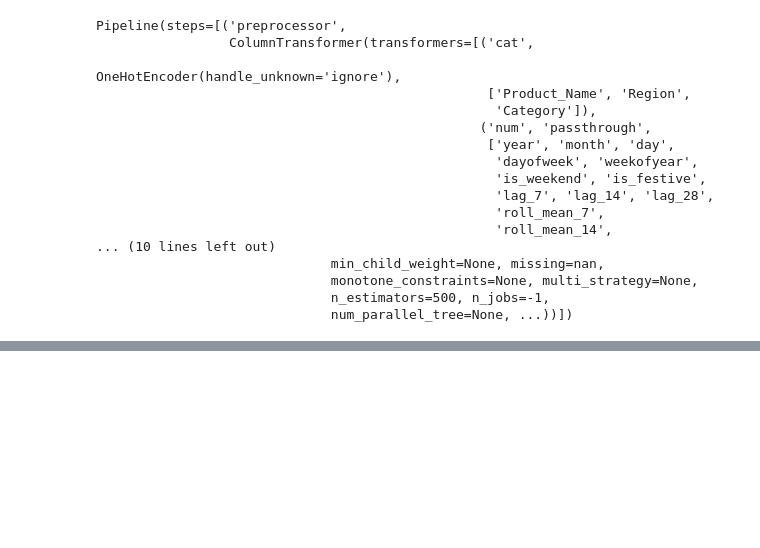
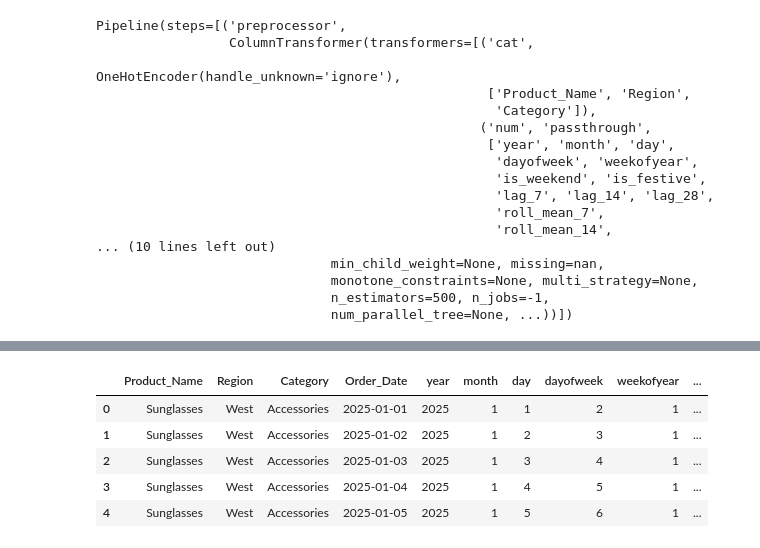
Before and after one commit to sanjanasujay/DemandForecast, a Jupyter notebook: pghMLproject.ipynb, the cells around one changed output, grey strips where cells are left out. Cells and saved outputs as stored; diff of their text form; code cells hidden in the pictures; blank space fills up the shorter version.

```diff
--- a/pghMLproject.ipynb
+++ b/pghMLproject.ipynb
@@ -340,0 +386,14 @@ Pipeline(steps=[('preprocessor',
+# %%
+# ====== STEP 13: Build Future Calendar ======
+
+FORECAST_HORIZON_DAYS = 30  # choose your horizon
+
+max_date = df_lagged[DATE_COL].max()
+future_dates = pd.date_range(
+    start=max_date + pd.Timedelta(days=1),
+    periods=FORECAST_HORIZON_DAYS,
+    freq="D"
+)
+
+print("Last date in data:", max_date)
+print("Forecast from:", future_dates.min(), "to", future_dates.max())
@@ -340,0 +416,28 @@ Pipeline(steps=[('preprocessor',
+# %%
+# Build base future frame (all products x future_dates)
+future_list = []
+for _, row in unique_keys.iterrows():
+    for d in future_dates:
+        rec = row.to_dict()
+        rec[DATE_COL] = d
+        future_list.append(rec)
+
+future_df = pd.DataFrame(future_list)
+
+# Add calendar features
+future_df["year"] = future_df[DATE_COL].dt.year
+future_df["month"] = future_df[DATE_COL].dt.month
+future_df["day"] = future_df[DATE_COL].dt.day
+future_df["dayofweek"] = future_df[DATE_COL].dt.dayofweek
+future_df["weekofyear"] = future_df[DATE_COL].dt.isocalendar().week.astype(int)
+future_df["is_weekend"] = future_df["dayofweek"].isin([5, 6]).astype(int)
+future_df["is_festive"] = mark_festive(future_df[DATE_COL], holiday_dates, window=holiday_window_days)
+
+future_df.head()
+# %% [output]
+|  | Product_Name | Region | Category | Order_Date | year | month | day | dayofweek | weekofyear | ... |
+| 0 | Sunglasses | West | Accessories | 2025-01-01 | 2025 | 1 | 1 | 2 | 1 | ... |
+| 1 | Sunglasses | West | Accessories | 2025-01-02 | 2025 | 1 | 2 | 3 | 1 | ... |
+| 2 | Sunglasses | West | Accessories | 2025-01-03 | 2025 | 1 | 3 | 4 | 1 | ... |
+| 3 | Sunglasses | West | Accessories | 2025-01-04 | 2025 | 1 | 4 | 5 | 1 | ... |
+| 4 | Sunglasses | West | Accessories | 2025-01-05 | 2025 | 1 | 5 | 6 | 1 | ... |
```
Also changed, not shown: parts of 9 cells of this notebook.
